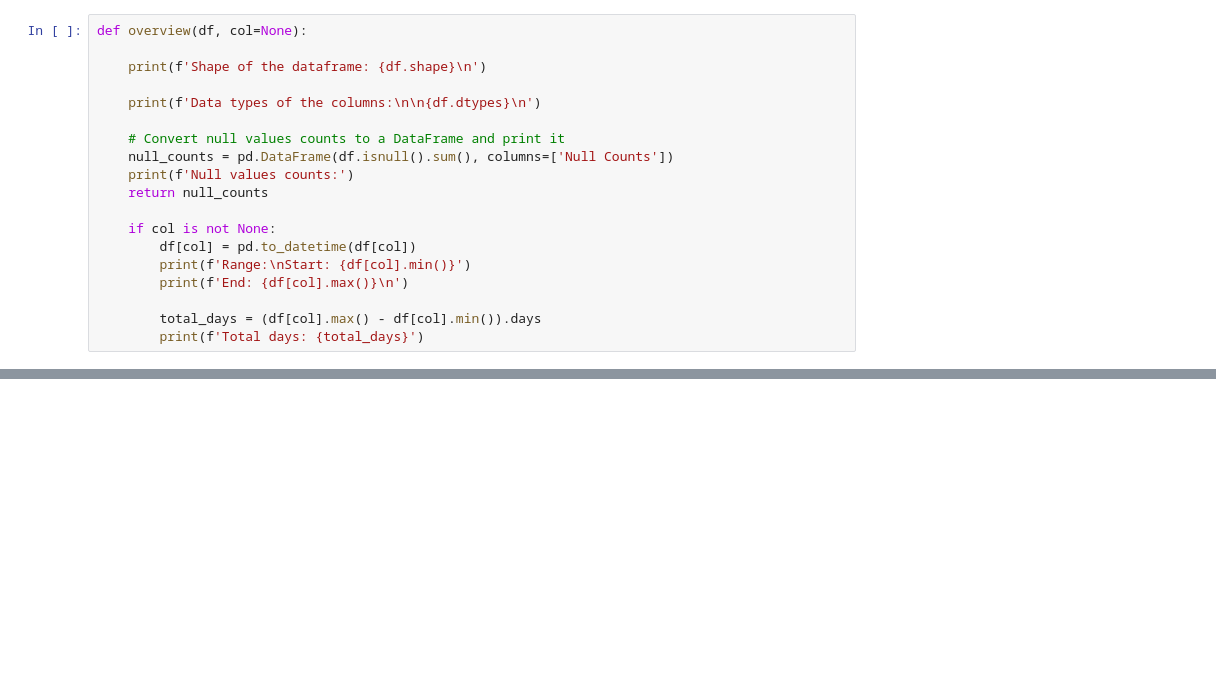
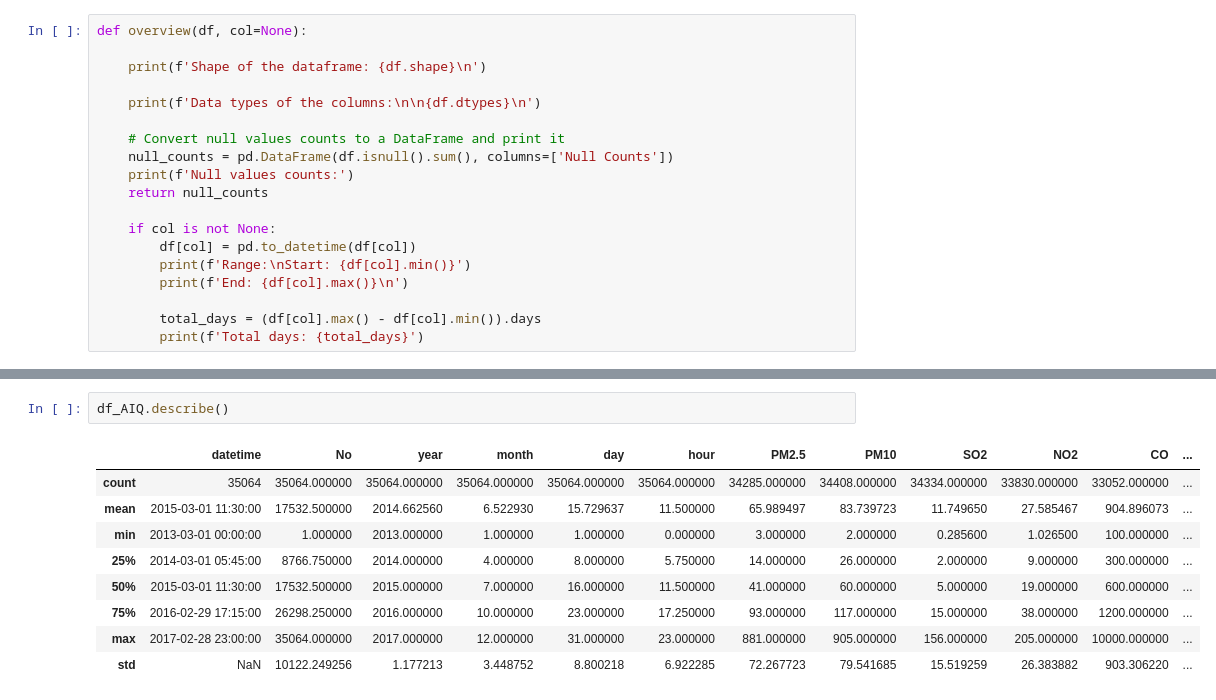
Before and after one commit to FahimS45/ML_projects_under_development, a Jupyter notebook: Anomaly Detection on Time Series Analysis/Time Series EDA.ipynb, the cells around one changed output, grey strips where cells are left out. Drawn from its saved outputs; the diff is of its cells as text; blank space fills up the shorter version.

```diff
--- a/Anomaly Detection on Time Series Analysis/Time Series EDA.ipynb
+++ b/Anomaly Detection on Time Series Analysis/Time Series EDA.ipynb
@@ -84,0 +125,12 @@ Null values counts:
+# %%
+df_AIQ.describe()
+# %% [output]
+|  | datetime | No | year | month | day | hour | PM2.5 | PM10 | SO2 | NO2 | CO | ... |
+| count | 35064 | 35064.000000 | 35064.000000 | 35064.000000 | 35064.000000 | 35064.000000 | 34285.000000 | 34408.000000 | 34334.000000 | 33830.000000 | 33052.000000 | ... |
+| mean | 2015-03-01 11:30:00 | 17532.500000 | 2014.662560 | 6.522930 | 15.729637 | 11.500000 | 65.989497 | 83.739723 | 11.749650 | 27.585467 | 904.896073 | ... |
+| min | 2013-03-01 00:00:00 | 1.000000 | 2013.000000 | 1.000000 | 1.000000 | 0.000000 | 3.000000 | 2.000000 | 0.285600 | 1.026500 | 100.000000 | ... |
+| 25% | 2014-03-01 05:45:00 | 8766.750000 | 2014.000000 | 4.000000 | 8.000000 | 5.750000 | 14.000000 | 26.000000 | 2.000000 | 9.000000 | 300.000000 | ... |
+| 50% | 2015-03-01 11:30:00 | 17532.500000 | 2015.000000 | 7.000000 | 16.000000 | 11.500000 | 41.000000 | 60.000000 | 5.000000 | 19.000000 | 600.000000 | ... |
+| 75% | 2016-02-29 17:15:00 | 26298.250000 | 2016.000000 | 10.000000 | 23.000000 | 17.250000 | 93.000000 | 117.000000 | 15.000000 | 38.000000 | 1200.000000 | ... |
+| max | 2017-02-28 23:00:00 | 35064.000000 | 2017.000000 | 12.000000 | 31.000000 | 23.000000 | 881.000000 | 905.000000 | 156.000000 | 205.000000 | 10000.000000 | ... |
+| std | NaN | 10122.249256 | 1.177213 | 3.448752 | 8.800218 | 6.922285 | 72.267723 | 79.541685 | 15.519259 | 26.383882 | 903.306220 | ... |
```
Also changed, not shown: parts of 13 cells of this notebook.
